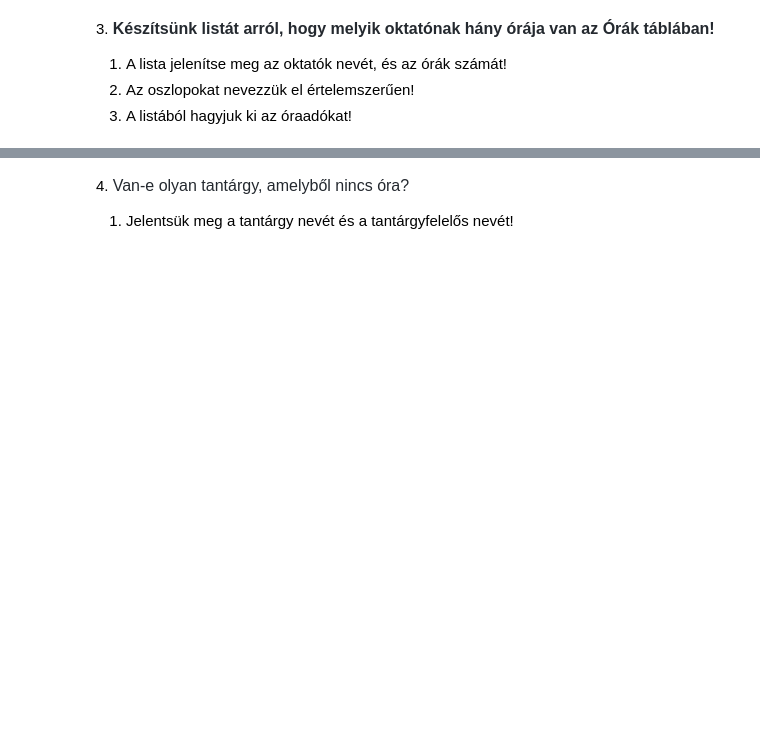
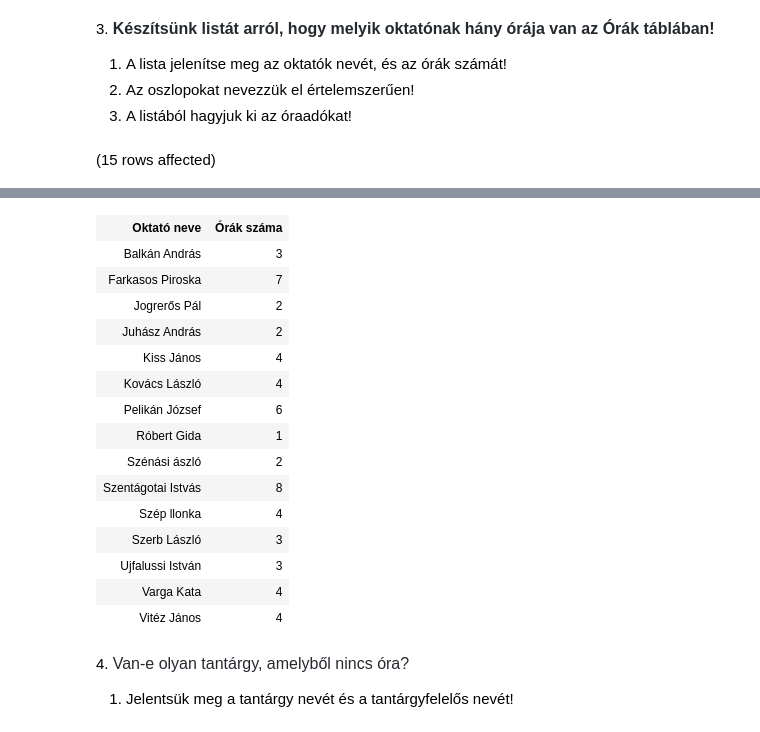
Before and after one commit to albertiadam/sql, a Jupyter notebook: gyakorlat03_feladatok.ipynb, the cells around one changed output, grey strips where cells are left out. Saved outputs shown, nothing was run; the diff lists cells and outputs as text; code cells hidden in the pictures; blank space fills up the shorter version.

```diff
--- a/gyakorlat03_feladatok.ipynb
+++ b/gyakorlat03_feladatok.ipynb
@@ -40,3 +54,10 @@ Total execution time: 00:00:00.005
 1. A lista jelenítse meg az oktatók nevét, és az órák számát!
 2. Az oszlopokat nevezzük el értelemszerűen!
 3. A listából hagyjuk ki az óraadókat!
+# %%
+SELECT Oktatok.nev as 'Oktató neve', Count(*) as 'Órák száma'
+FROM Oktatok JOIN Orak on Oktatok.oktato_id=Orak.tanar JOIN Beosztasok ON Oktatok.beosztás = Beosztasok.beosztas_id
+WHERE Beosztasok.beosztasnev<>'Óraadó'
+GROUP BY Oktatok.nev
+# %% [output]
+(15 rows affected)
@@ -43,3 +65,19 @@ Total execution time: 00:00:00.005
+| Oktató neve | Órák száma |
+| Balkán András | 3 |
+| Farkasos Piroska | 7 |
+| Jogrerős Pál | 2 |
+| Juhász András | 2 |
+| Kiss János | 4 |
+| Kovács László | 4 |
+| Pelikán József | 6 |
+| Róbert Gida | 1 |
+| Szénási ászló | 2 |
+| Szentágotai Istvás | 8 |
+| Szép llonka | 4 |
+| Szerb László | 3 |
+| Ujfalussi István | 3 |
+| Varga Kata | 4 |
+| Vitéz János | 4 |
 # %% [markdown]
 4. <span style="color: rgb(36, 41, 47); font-family: -apple-system, BlinkMacSystemFont, &quot;Segoe UI&quot;, Helvetica, Arial, sans-serif, &quot;Apple Color Emoji&quot;, &quot;Segoe UI Emoji&quot;; font-size: 16px;">Van-e olyan tantárgy, amelyből nincs óra?</span>
 
```
Also changed, not shown: parts of 9 cells of this notebook.
